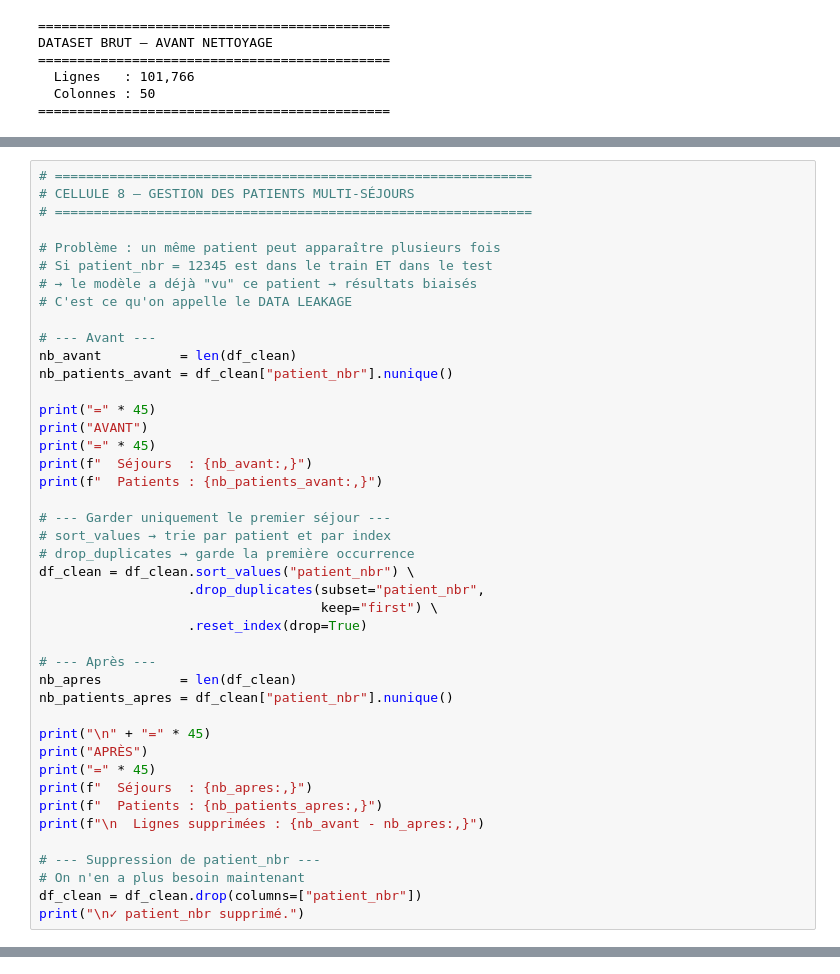
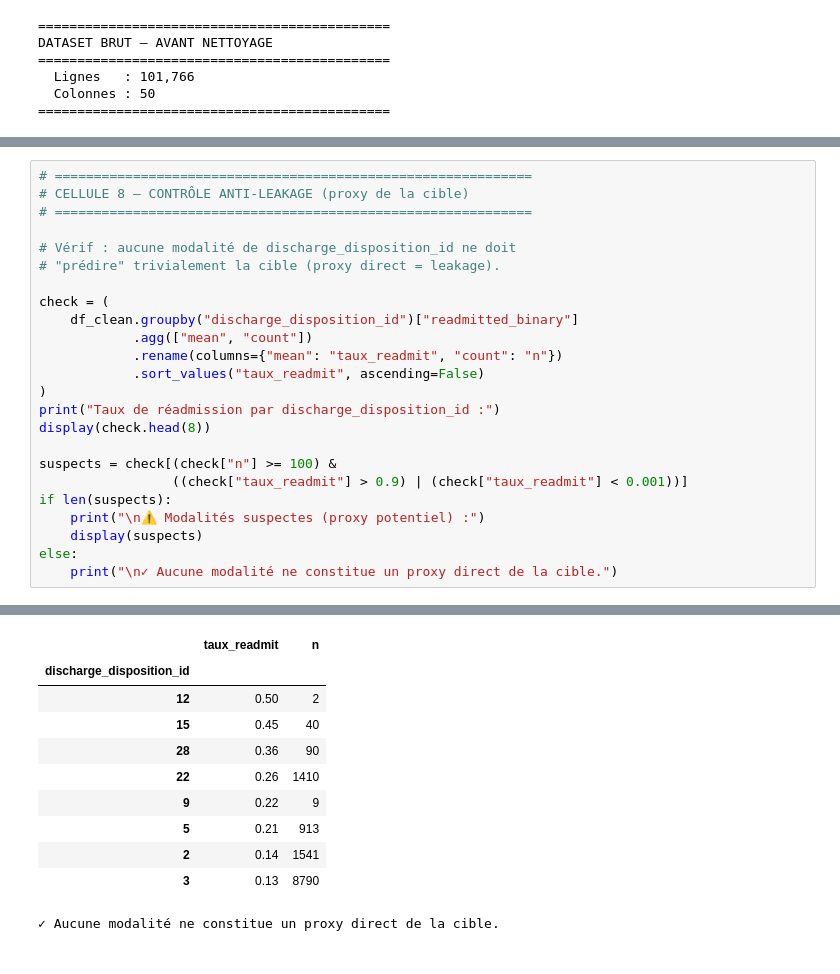
Before and after one commit to malek-ksouri/diabetes-readmission-prediction, a Jupyter notebook: notebooks/02_nettoyage.ipynb, the cells around one changed output, grey strips where cells are left out. Drawn from its saved outputs; the diff is of its cells as text.

```diff
--- a/notebooks/02_nettoyage.ipynb
+++ b/notebooks/02_nettoyage.ipynb
@@ -236,45 +280,26 @@ VARIABLE CIBLE BINAIRE
 =============================================
 # %%
 # =============================================================
-# CELLULE 8 — GESTION DES PATIENTS MULTI-SÉJOURS
+# CELLULE 8 — CONTRÔLE ANTI-LEAKAGE (proxy de la cible)
 # =============================================================
 
-# Problème : un même patient peut apparaître plusieurs fois
-# Si patient_nbr = 12345 est dans le train ET dans le test
-# → le modèle a déjà "vu" ce patient → résultats biaisés
-# C'est ce qu'on appelle le DATA LEAKAGE
+# Vérif : aucune modalité de discharge_disposition_id ne doit
+# "prédire" trivialement la cible (proxy direct = leakage).
 
-# --- Avant ---
-nb_avant          = len(df_clean)
-nb_patients_avant = df_clean["patient_nbr"].nunique()
+check = (
+    df_clean.groupby("discharge_disposition_id")["readmitted_binary"]
+            .agg(["mean", "count"])
+            .rename(columns={"mean": "taux_readmit", "count": "n"})
+            .sort_values("taux_readmit", ascending=False)
+)
+print("Taux de réadmission par discharge_disposition_id :")
+display(check.head(8))
 
-print("=" * 45)
-print("AVANT")
-print("=" * 45)
-print(f"  Séjours  : {nb_avant:,}")
-print(f"  Patients : {nb_patients_avant:,}")
-
-# --- Garder uniquement le premier séjour ---
-# sort_values → trie par patient et par index
-# drop_duplicates → garde la première occurrence
-df_clean = df_clean.sort_values("patient_nbr") \
-                   .drop_duplicates(subset="patient_nbr",
-                                    keep="first") \
-                   .reset_index(drop=True)
-
-# --- Après ---
-nb_apres          = len(df_clean)
-nb_patients_apres = df_clean["patient_nbr"].nunique()
-
-print("\n" + "=" * 45)
-print("APRÈS")
-print("=" * 45)
-print(f"  Séjours  : {nb_apres:,}")
-print(f"  Patients : {nb_patients_apres:,}")
-print(f"\n  Lignes supprimées : {nb_avant - nb_apres:,}")
-
-# --- Suppression de patient_nbr ---
-# On n'en a plus besoin maintenant
-df_clean = df_clean.drop(columns=["patient_nbr"])
-print("\n✓ patient_nbr supprimé.")
+suspects = check[(check["n"] >= 100) &
+                 ((check["taux_readmit"] > 0.9) | (check["taux_readmit"] < 0.001))]
+if len(suspects):
+    print("\n⚠️ Modalités suspectes (proxy potentiel) :")
+    display(suspects)
+else:
+    print("\n✓ Aucune modalité ne constitue un proxy direct de la cible.")
 # %% [output]
@@ -296 +307,12 @@ APRÈS
+|  | taux_readmit | n |
+| discharge_disposition_id |  |  |
+| 12 | 0.50 | 2 |
+| 15 | 0.45 | 40 |
+| 28 | 0.36 | 90 |
+| 22 | 0.26 | 1410 |
+| 9 | 0.22 | 9 |
+| 5 | 0.21 | 913 |
+| 2 | 0.14 | 1541 |
+| 3 | 0.13 | 8790 |
+✓ Aucune modalité ne constitue un proxy direct de la cible.
 # %%
```
Also changed, not shown: parts of 16 cells of this notebook, 36 other files.
